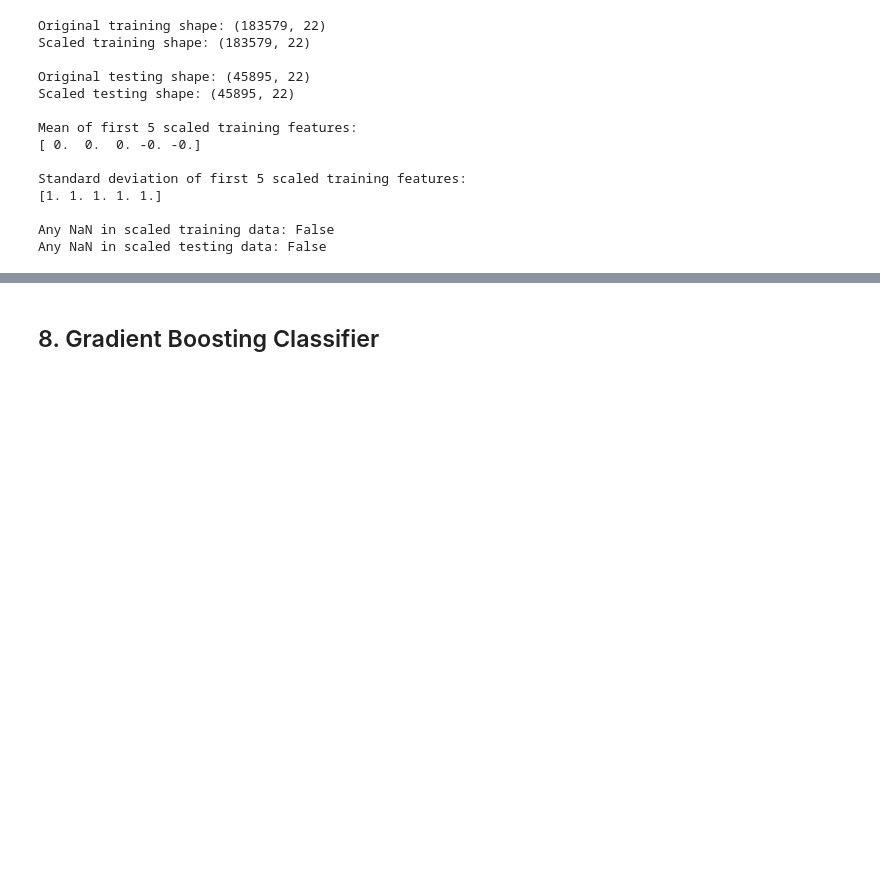
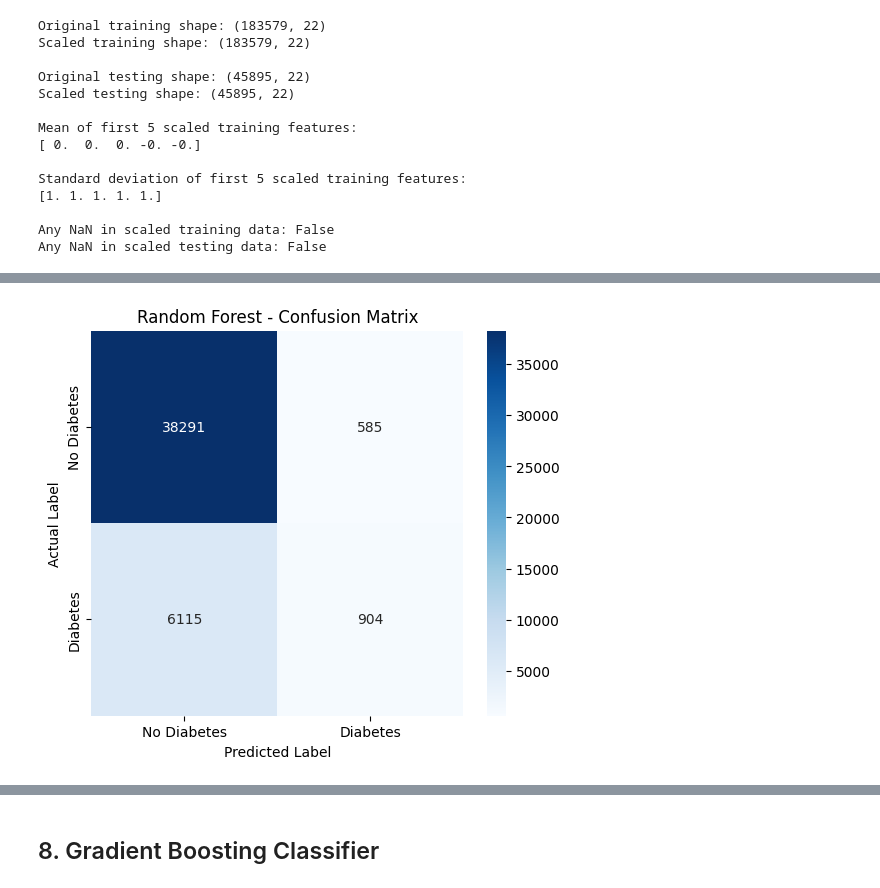
Before and after one commit to kartik815/ML-Classification-Regression-Clustering-Case-Study, a Jupyter notebook: notebooks/classification.ipynb, the cells around one changed output, grey strips where cells are left out. Cells and saved outputs as stored; diff of their text form; code cells hidden in the pictures; blank space fills up the shorter version.

```diff
--- a/notebooks/classification.ipynb
+++ b/notebooks/classification.ipynb
@@ -2285,0 +2344,9 @@ Any NaN in scaled testing data: False
+# %%
+rf_model = random_search.best_estimator_
+
+rf_model.fit(X_train_scaled, y_train)
+
+y_pred_rf = rf_model.predict(X_test_scaled)
+y_prob_rf = rf_model.predict_proba(X_test_scaled)[:, 1]
+
+print("Random Forest model trained successfully using optimal parameters")
@@ -2285,0 +2392,18 @@ Any NaN in scaled testing data: False
+# %%
+cm_rf = confusion_matrix(y_test, y_pred_rf)
+
+plt.figure(figsize=(6, 5))
+sns.heatmap(
+    cm_rf,
+    annot=True,
+    fmt="d",
+    cmap="Blues",
+    xticklabels=["No Diabetes", "Diabetes"],
+    yticklabels=["No Diabetes", "Diabetes"],
+)
+plt.title("Random Forest - Confusion Matrix")
+plt.xlabel("Predicted Label")
+plt.ylabel("Actual Label")
+plt.show()
+# %% [output]
+[figure, added]
```
Also changed, not shown: parts of 17 cells of this notebook.
